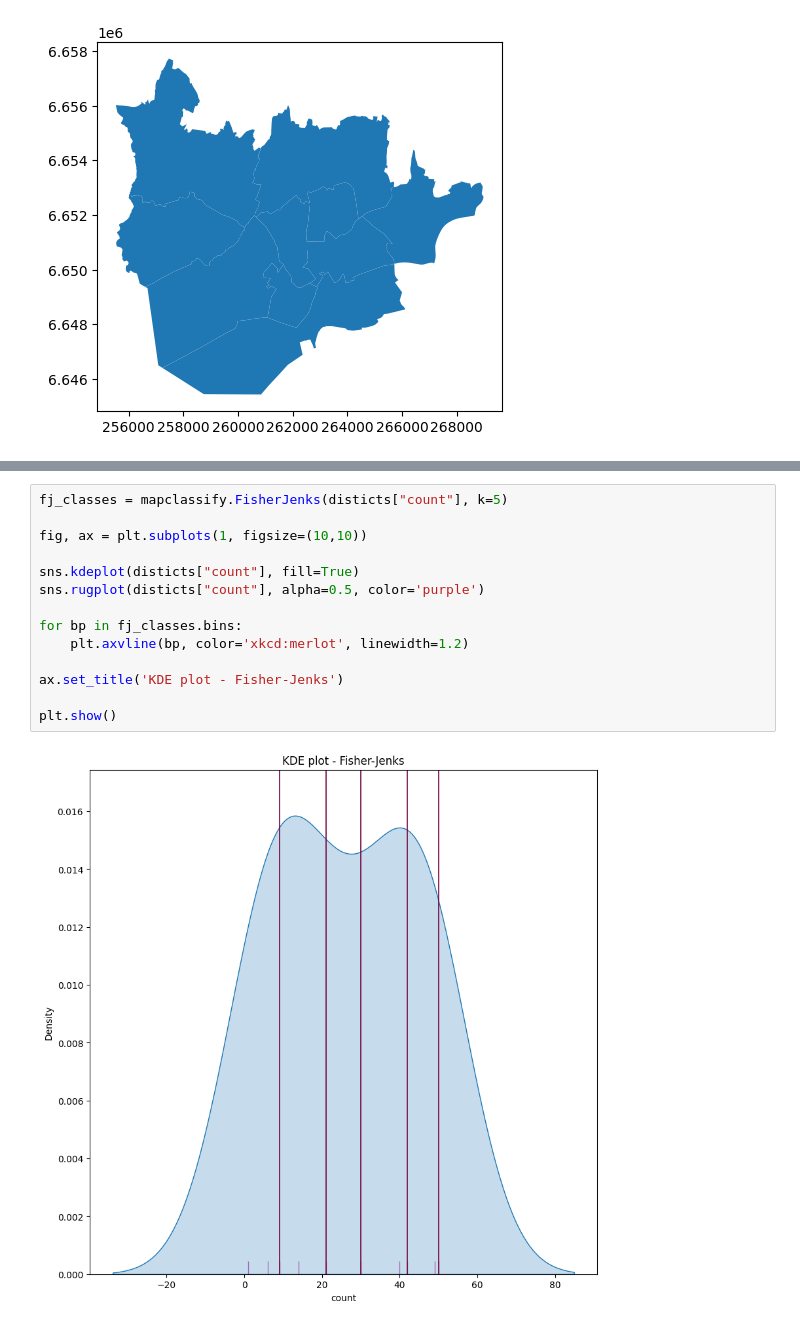
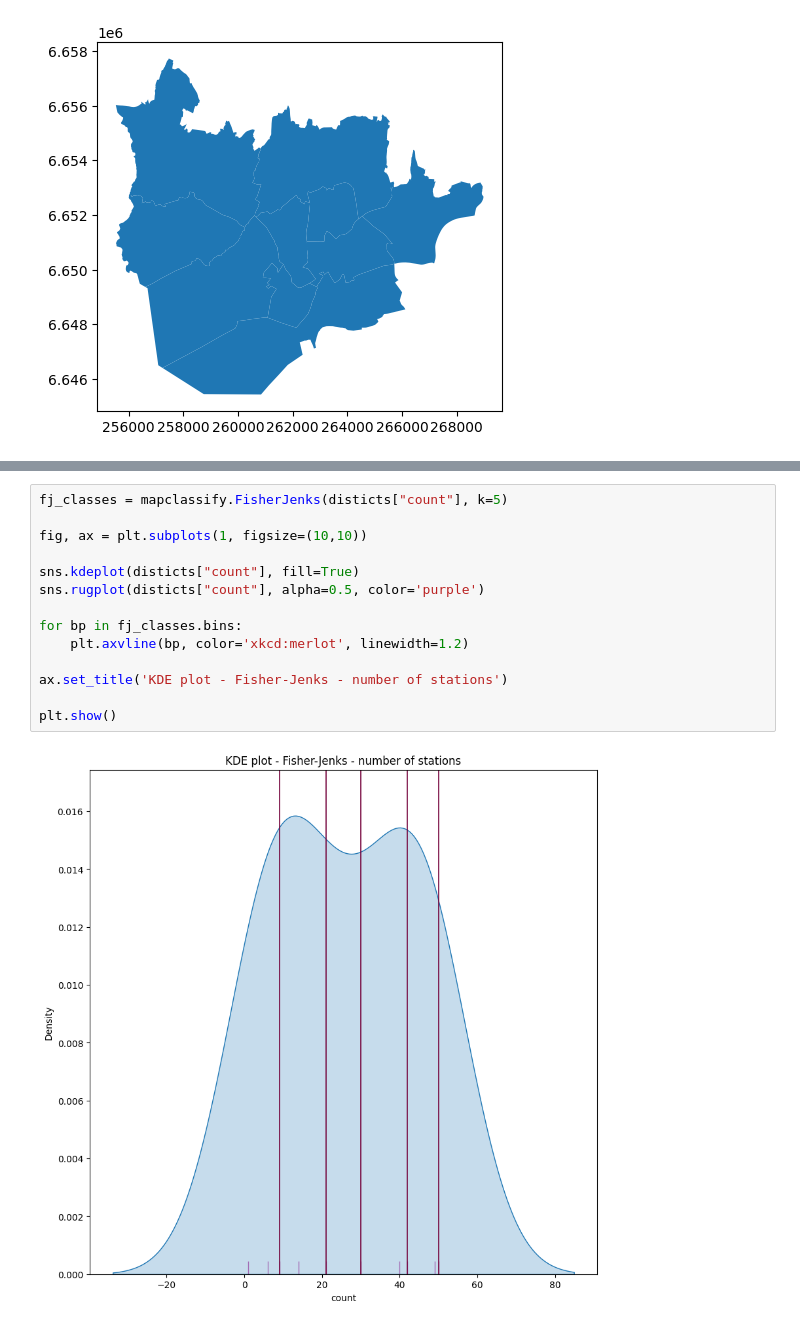
Before and after one commit to ThomasClaudinger/KDS_GeospatialDataScience_project, a Jupyter notebook: scripts/bike_points_per_districts.ipynb, the cells around one changed output, grey strips where cells are left out. Drawn from its saved outputs; the diff is of its cells as text.

```diff
--- a/scripts/bike_points_per_districts.ipynb
+++ b/scripts/bike_points_per_districts.ipynb
@@ -80,16 +82,16 @@ plt.show()
 # %%
 fj_classes = mapclassify.FisherJenks(disticts["count"], k=5)
 
 fig, ax = plt.subplots(1, figsize=(10,10))
 
 sns.kdeplot(disticts["count"], fill=True)
 sns.rugplot(disticts["count"], alpha=0.5, color='purple')
 
 for bp in fj_classes.bins:
     plt.axvline(bp, color='xkcd:merlot', linewidth=1.2)
 
-ax.set_title('KDE plot - Fisher-Jenks')
+ax.set_title('KDE plot - Fisher-Jenks - number of stations')
 
 plt.show()
 # %% [output]
-[figure, old version]
+[figure, new version]
```
Also changed, not shown: parts of 6 cells of this notebook, 3 other files.
